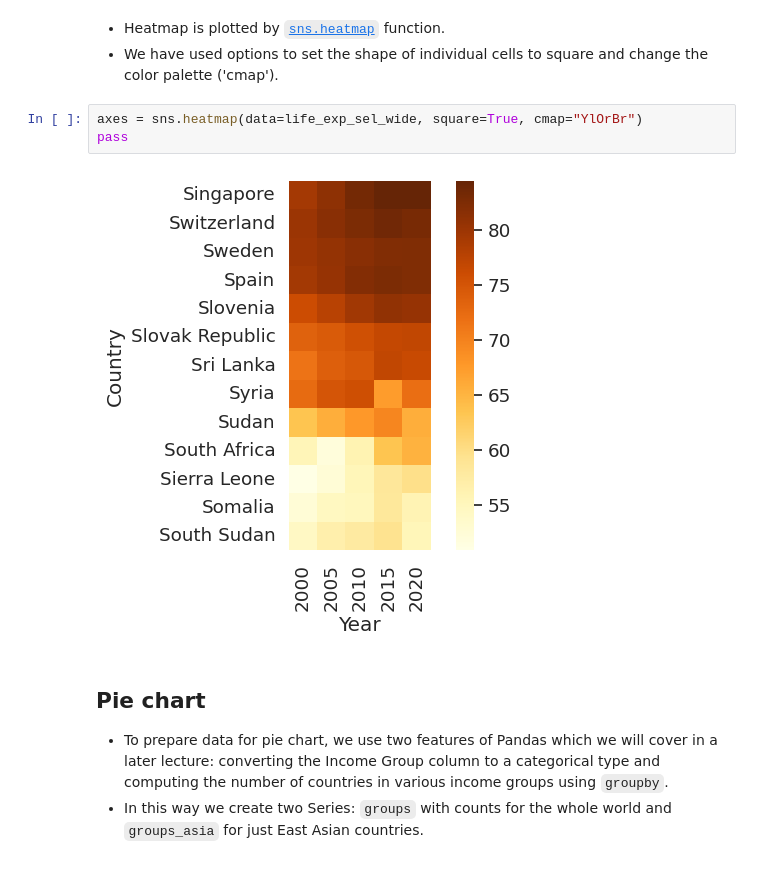
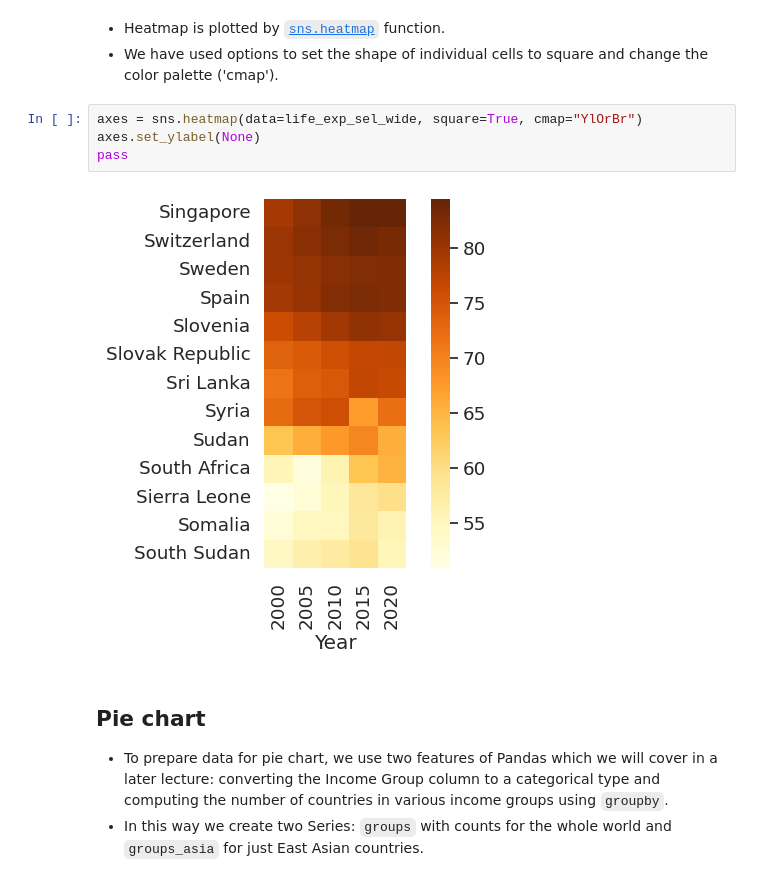
Before and after one commit to bbrejova/viz, a Jupyter notebook: notebooks/L03b_Plot_types.ipynb, the cells around one changed output. Saved outputs shown, nothing was run; the diff lists cells and outputs as text.

```diff
--- a/notebooks/L03b_Plot_types.ipynb
+++ b/notebooks/L03b_Plot_types.ipynb
@@ -506,9 +506,10 @@ display(life_exp_sel_wide)
 * We have used options to set the shape of individual cells to square and change the color palette ('cmap').
 # %%
 axes = sns.heatmap(data=life_exp_sel_wide, square=True, cmap="YlOrBr")
+axes.set_ylabel(None)
 pass
 # %% [output]
-[figure, old version]
+[figure, new version]
 # %% [markdown]
 ## Pie chart
 
```
Also changed, not shown: parts of 8 cells of this notebook, 3 other files.
